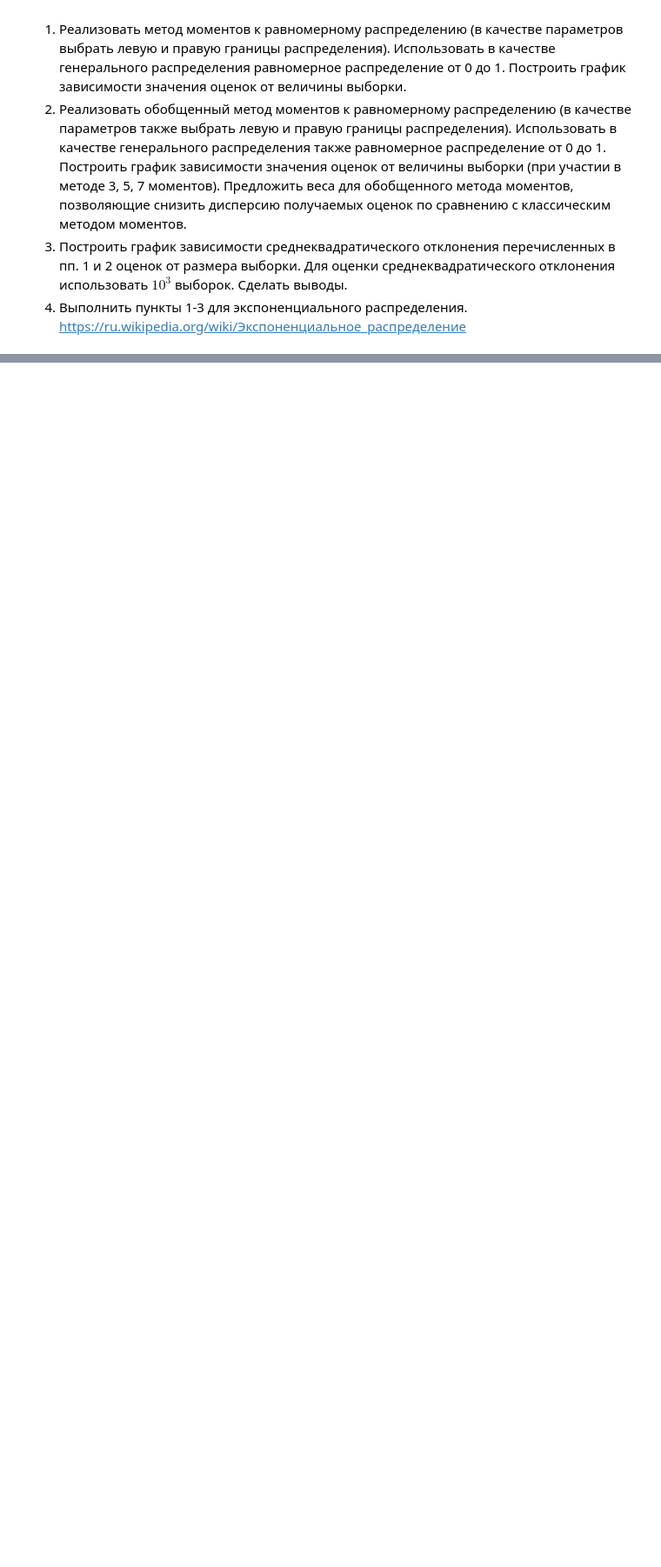
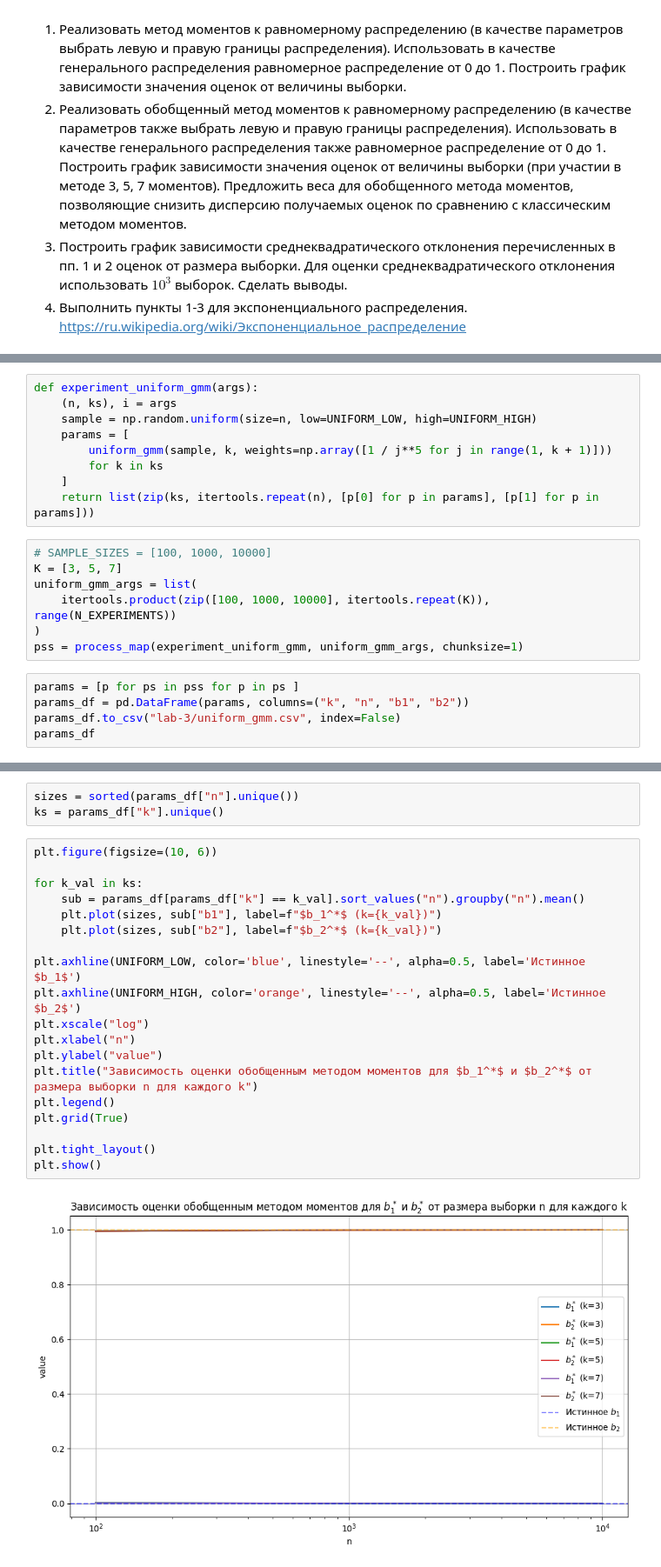
Before and after one commit to e1turin/ipkn-statistics, a Jupyter notebook: lab-3.ipynb, the cells around one changed output, grey strips where cells are left out. Shown at 87% size. Cells and saved outputs as stored; diff of their text form; blank space fills up the shorter version.

```diff
--- a/lab-3.ipynb
+++ b/lab-3.ipynb
@@ -21,0 +153,21 @@
+# %%
+def experiment_uniform_gmm(args):
+    (n, ks), i = args
+    sample = np.random.uniform(size=n, low=UNIFORM_LOW, high=UNIFORM_HIGH)
+    params = [
+        uniform_gmm(sample, k, weights=np.array([1 / j**5 for j in range(1, k + 1)]))
+        for k in ks
+    ]
+    return list(zip(ks, itertools.repeat(n), [p[0] for p in params], [p[1] for p in params]))
+# %%
+# SAMPLE_SIZES = [100, 1000, 10000]
+K = [3, 5, 7]
+uniform_gmm_args = list(
+    itertools.product(zip([100, 1000, 10000], itertools.repeat(K)), range(N_EXPERIMENTS))
+)
+pss = process_map(experiment_uniform_gmm, uniform_gmm_args, chunksize=1)
+# %%
+params = [p for ps in pss for p in ps ]
+params_df = pd.DataFrame(params, columns=("k", "n", "b1", "b2"))
+params_df.to_csv("lab-3/uniform_gmm.csv", index=False)
+params_df
@@ -21,0 +188,24 @@
+# %%
+sizes = sorted(params_df["n"].unique())
+ks = params_df["k"].unique()
+# %%
+plt.figure(figsize=(10, 6))
+
+for k_val in ks:
+    sub = params_df[params_df["k"] == k_val].sort_values("n").groupby("n").mean()
+    plt.plot(sizes, sub["b1"], label=f"$b_1^*$ (k={k_val})")
+    plt.plot(sizes, sub["b2"], label=f"$b_2^*$ (k={k_val})")
+
+plt.axhline(UNIFORM_LOW, color='blue', linestyle='--', alpha=0.5, label='Истинное $b_1$')
+plt.axhline(UNIFORM_HIGH, color='orange', linestyle='--', alpha=0.5, label='Истинное $b_2$')
+plt.xscale("log")
+plt.xlabel("n")
+plt.ylabel("value")
+plt.title("Зависимость оценки обобщенным методом моментов для $b_1^*$ и $b_2^*$ от размера выборки n для каждого k")
+plt.legend()
+plt.grid(True)
+
+plt.tight_layout()
+plt.show()
+# %% [output]
+[figure, added]
```
Also changed, not shown: parts of 14 cells of this notebook.
